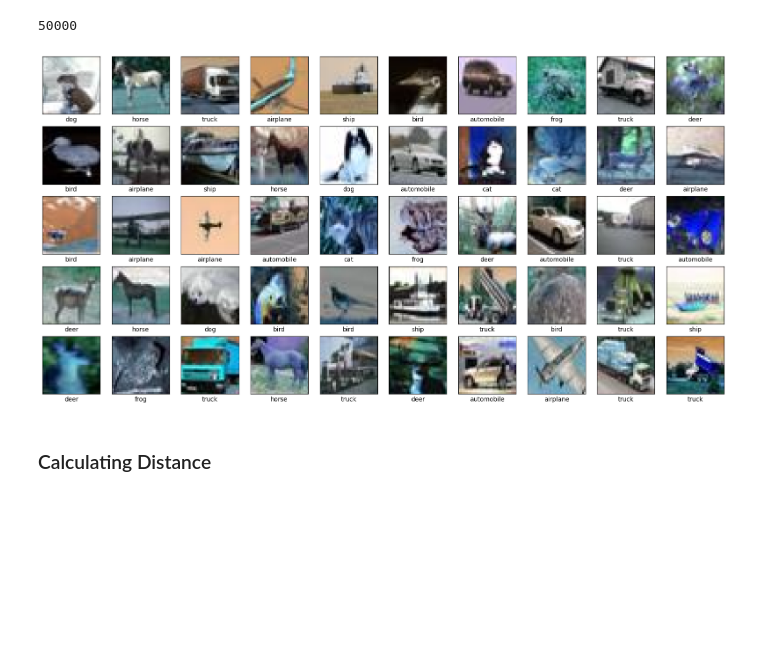
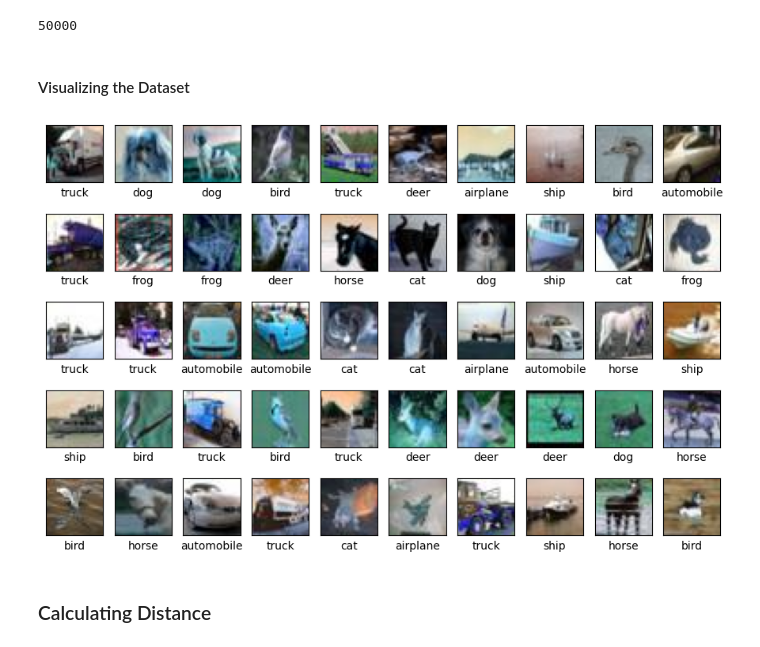
Before and after one commit to akashasmaul/Image-Classification-on-CIFAR-10-Dataset-Using-KNN, a Jupyter notebook: KNN.ipynb, the cells around one changed output. Drawn from its saved outputs; the diff is of its cells as text; code cells hidden in the pictures; blank space fills up the shorter version.

```diff
--- a/KNN.ipynb
+++ b/KNN.ipynb
@@ -35,18 +35,20 @@ for c in CATEGORIES:
 print(len(TRAIN_DATA))
 # %% [output]
 50000
+# %% [markdown]
+#### Visualizing the Dataset
 # %%
 random.shuffle(TRAIN_DATA)
-plt.figure(figsize=(20,10))
+plt.figure(figsize=(11,7))
 
 for i in range(50):
     plt.subplot(5,10,i+1)
     plt.imshow(TRAIN_DATA[i][0])
     plt.xlabel(CATEGORIES[TRAIN_DATA[i][1]])
     plt.xticks([])
     plt.yticks([])
     if i==50:
         break
 plt.show()
 # %% [output]
-[figure, old version]
+[figure, new version]
```
Also changed, not shown: parts of 11 cells of this notebook.
